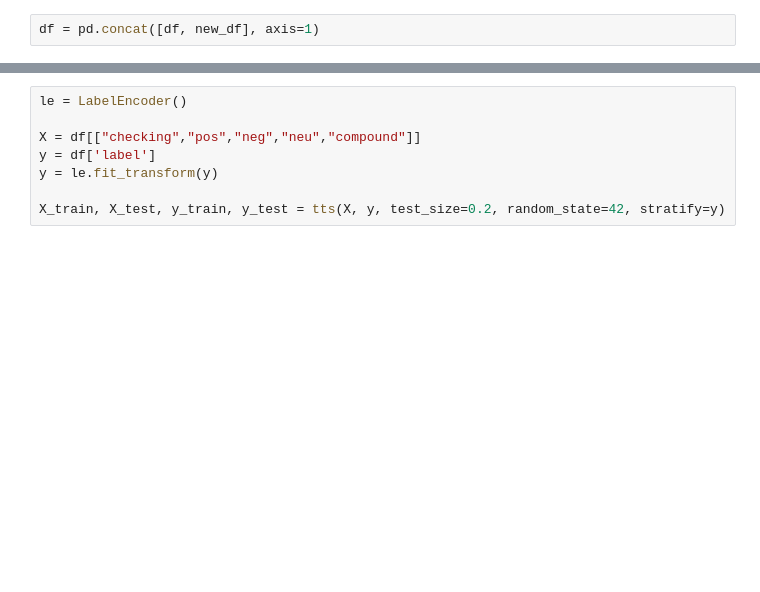
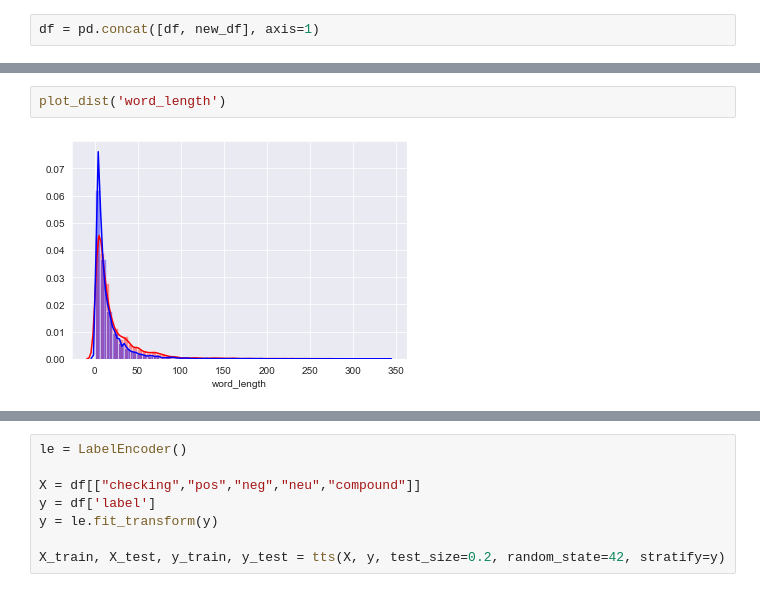
Before and after one commit to ShardulJ/QLC_Assignment, a Jupyter notebook: Untitled2.ipynb, the cells around one changed output, grey strips where cells are left out. Drawn from its saved outputs; the diff is of its cells as text; blank space fills up the shorter version.

```diff
--- a/Untitled2.ipynb
+++ b/Untitled2.ipynb
@@ -297,0 +317,4 @@ df = df.drop(['s','sentiments','tokens'],1)
+# %%
+plot_dist('word_length')
+# %% [output]
+[figure, added]
```
Also changed, not shown: parts of 41 cells of this notebook.
